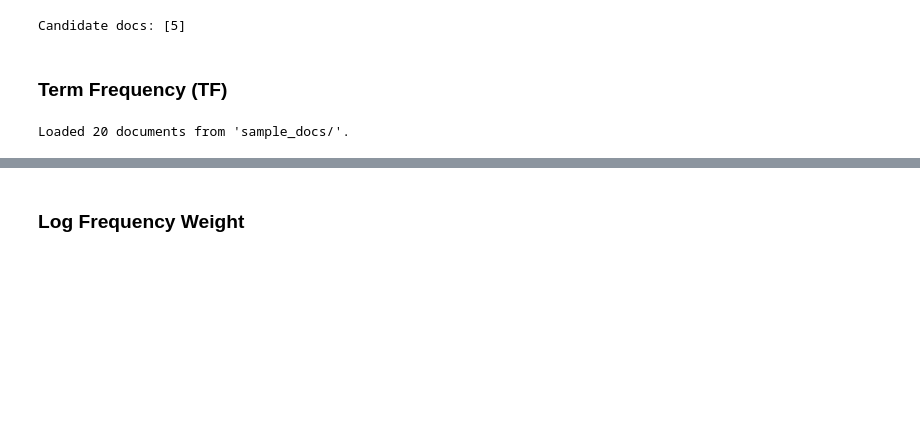
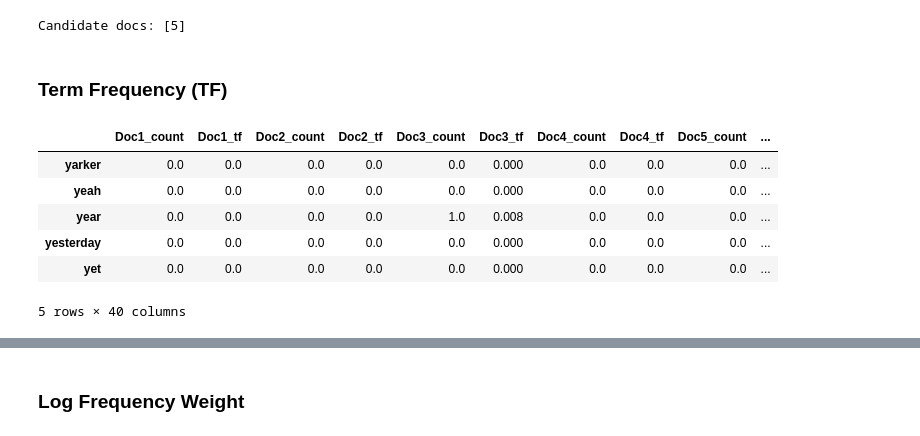
Before and after one commit to tcsgik/PROG8245_Lab7, a Jupyter notebook: IRBasics_VectorSpaceProximity.ipynb, the cells around one changed output, grey strips where cells are left out. Drawn from its saved outputs; the diff is of its cells as text; code cells hidden in the pictures; blank space fills up the shorter version.

```diff
--- a/IRBasics_VectorSpaceProximity.ipynb
+++ b/IRBasics_VectorSpaceProximity.ipynb
@@ -1039,32 +1051,47 @@ Candidate docs: [5]
 # %% [markdown]
 ### Term Frequency (TF)
 # %%
-# Load documents into a list called corpus
-file_paths = sorted_doc_filenames(path=input_dir, prefix="doc", suffix=".txt")
-corpus = load_documents(file_paths)
-print(f"Loaded {len(corpus)} documents from '{input_dir}'.")
+# Initialize structures
+tf_raw_list = []
+tf_norm_list = []
+doc_names = [f"Doc{i+1}" for i in range(len(corpus))]
 
-# List to store TF results for each document
-all_tf_raw = []
-all_tf_normalized = []
-
-# Now, iterate through the loaded corpus (which is a list of documents)
-for i, doc_content in enumerate(corpus):
-    # Tokenize the document (simple lowercase + split)
-    tokens = doc_content.lower().split()
-
-    # Count term frequencies
-    tf_raw = Counter(tokens)
-
-    # Total number of words
+for doc in corpus:
+    tokens = doc.lower().split()
     total_terms = len(tokens)
 
-    # Compute normalized TF
-    tf_normalized = {term: count / total_terms for term, count in tf_raw.items()}
+    tf_raw = Counter(tokens)
+    tf_norm = {term: count / total_terms for term, count in tf_raw.items()}
 
-    # Store results for each document
-    all_tf_raw.append(tf_raw)
-    all_tf_normalized.append(tf_normalized)
+    tf_raw_list.append(tf_raw)
+    tf_norm_list.append(tf_norm)
+
+# Full vocabulary
+vocab = sorted(set(term for tf in tf_raw_list for term in tf))
+
+# Create DataFrame with both raw count and normalized TF
+tf_combined_df = pd.DataFrame(index=vocab)
+
+for i, (raw, norm) in enumerate(zip(tf_raw_list, tf_norm_list)):
+    doc_name = doc_names[i]
+    tf_combined_df[f"{doc_name}_count"] = pd.Series(raw)
+    tf_combined_df[f"{doc_name}_tf"] = pd.Series(norm)
+
+# Fill missing values with 0
+tf_combined_df = tf_combined_df.fillna(0)
+
+# Optional: round normalized TF for clarity
+for col in tf_combined_df.columns:
+    if col.endswith("_tf"):
+        tf_combined_df[col] = tf_combined_df[col].round(3)
+
+tf_combined_df.tail()
 # %% [output]
+|  | Doc1_count | Doc1_tf | Doc2_count | Doc2_tf | Doc3_count | Doc3_tf | Doc4_count | Doc4_tf | Doc5_count | ... |
+| yarker | 0.0 | 0.0 | 0.0 | 0.0 | 0.0 | 0.000 | 0.0 | 0.0 | 0.0 | ... |
+| yeah | 0.0 | 0.0 | 0.0 | 0.0 | 0.0 | 0.000 | 0.0 | 0.0 | 0.0 | ... |
+| year | 0.0 | 0.0 | 0.0 | 0.0 | 1.0 | 0.008 | 0.0 | 0.0 | 0.0 | ... |
+| yesterday | 0.0 | 0.0 | 0.0 | 0.0 | 0.0 | 0.000 | 0.0 | 0.0 | 0.0 | ... |
+| yet | 0.0 | 0.0 | 0.0 | 0.0 | 0.0 | 0.000 | 0.0 | 0.0 | 0.0 | ... |
-Loaded 20 documents from 'sample_docs/'.
+5 rows × 40 columns
 # %%
```
Also changed, not shown: parts of 9 cells of this notebook.
